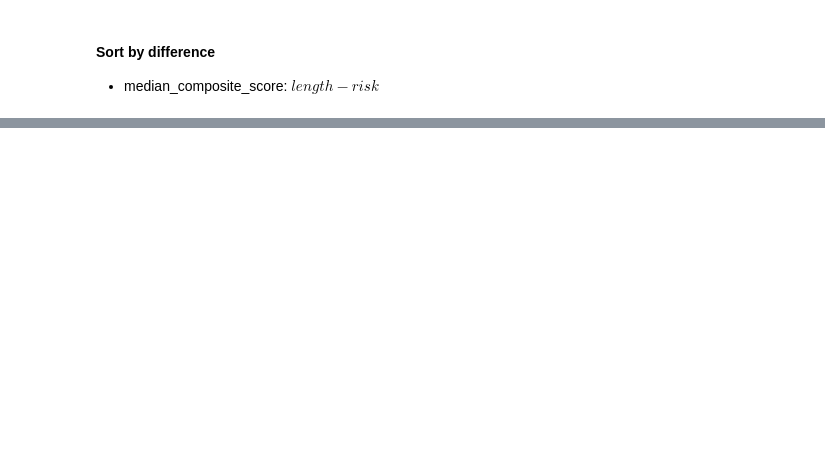
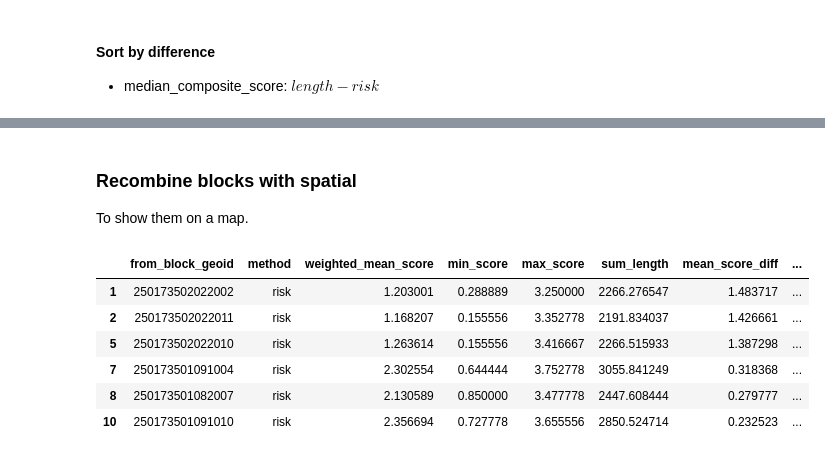
Before and after one commit to dustinmichels/bike-stress-model, a Jupyter notebook: backend/notebooks/main.ipynb, the cells around one changed output, grey strips where cells are left out. Drawn from its saved outputs; the diff is of its cells as text; code cells hidden in the pictures; blank space fills up the shorter version.

```diff
--- a/backend/notebooks/main.ipynb
+++ b/backend/notebooks/main.ipynb
@@ -174,7 +221,7 @@ combined_gdf.head(2)
 # %%
 all_routes_gdf_by_risk, errors = compute_routes_from_census_blocks_to_all_schools(
     G,
-    somerville_census_blocks=somerville_census_sample,
+    somerville_census_blocks=somerville_census_blocks,
     schools_gdf=schools_gdf,
     weight="composite_score"
 )
@@ -184,7 +241,7 @@ all_routes_gdf_by_risk.to_file(OUT_PATH / "routes_by_risk.gpkg", driver="GPKG")
 # %%
 all_routes_gdf_by_length, errors = compute_routes_from_census_blocks_to_all_schools(
     G,
-    somerville_census_blocks=somerville_census_sample,
+    somerville_census_blocks=somerville_census_blocks,
     schools_gdf=schools_gdf,
     weight="length"
 )
@@ -299,0 +474,4 @@ chart
+# %% [markdown]
+### Recombine blocks with spatial
+
+To show them on a map.
@@ -299,0 +485,19 @@ chart
+# %%
+# merge on geoid
+block_means_short = block_means_short.merge(
+    somerville_census_blocks[['GEOID20', 'geometry']],
+    left_on='from_block_geoid',
+    right_on='GEOID20',
+    how='left'
+)
+
+# we only need one row for each block (eg, risk, not risk & length)
+block_means_short[block_means_short['method'] == 'risk']
+# %% [output]
+|  | from_block_geoid | method | weighted_mean_score | min_score | max_score | sum_length | mean_score_diff | ... |
+| 1 | 250173502022002 | risk | 1.203001 | 0.288889 | 3.250000 | 2266.276547 | 1.483717 | ... |
+| 2 | 250173502022011 | risk | 1.168207 | 0.155556 | 3.352778 | 2191.834037 | 1.426661 | ... |
+| 5 | 250173502022010 | risk | 1.263614 | 0.155556 | 3.416667 | 2266.515933 | 1.387298 | ... |
+| 7 | 250173501091004 | risk | 2.302554 | 0.644444 | 3.752778 | 3055.841249 | 0.318368 | ... |
+| 8 | 250173501082007 | risk | 2.130589 | 0.850000 | 3.477778 | 2447.608444 | 0.279777 | ... |
+| 10 | 250173501091010 | risk | 2.356694 | 0.727778 | 3.655556 | 2850.524714 | 0.232523 | ... |
```
Also changed, not shown: parts of 41 cells of this notebook.
